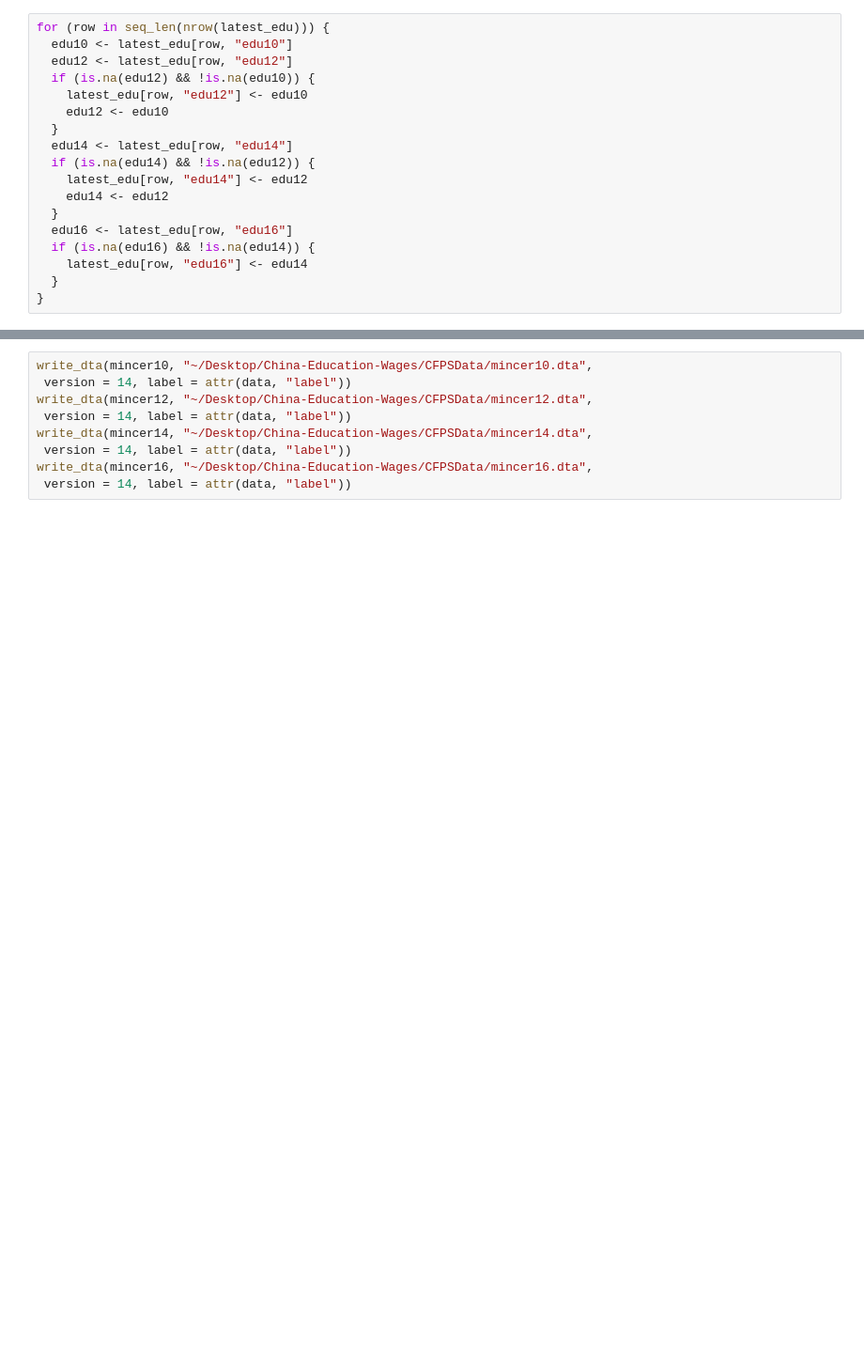
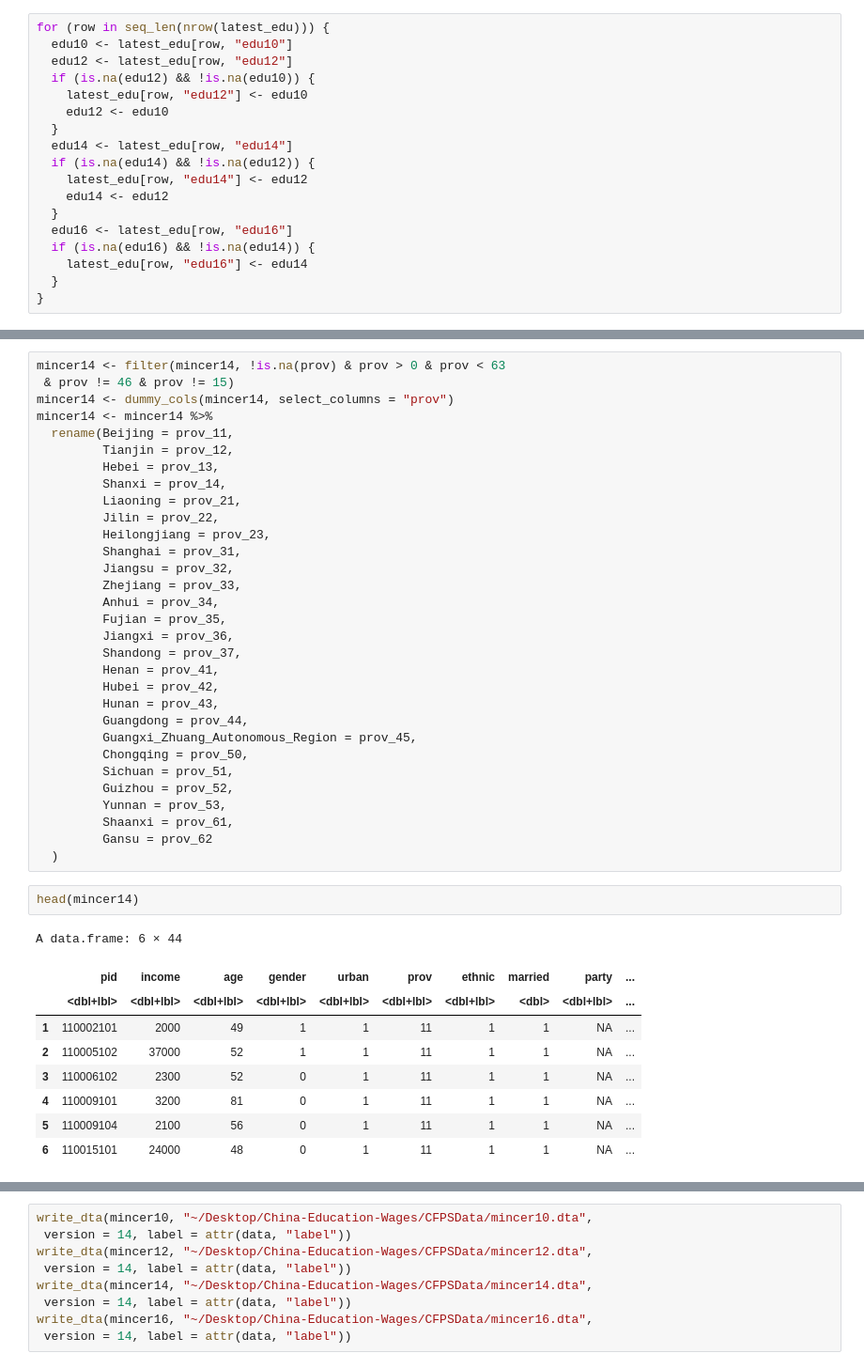
Before and after one commit to dwrh/China-Education-Wages, a Jupyter notebook: cfps-data-cleaning.ipynb, the cells around one changed output, grey strips where cells are left out. Shown: that part at 94% size. Saved outputs shown, nothing was run; the diff lists cells and outputs as text; blank space fills up the shorter version.

```diff
--- a/cfps-data-cleaning.ipynb
+++ b/cfps-data-cleaning.ipynb
@@ -251,4 +295,47 @@ for (row in seq_len(nrow(mincer14))) {
 }
+# %%
+mincer14 <- filter(mincer14, !is.na(prov) & prov > 0 & prov < 63
+ & prov != 46 & prov != 15)
+mincer14 <- dummy_cols(mincer14, select_columns = "prov")
+mincer14 <- mincer14 %>%
+  rename(Beijing = prov_11,
+         Tianjin = prov_12,
+         Hebei = prov_13,
+         Shanxi = prov_14,
+         Liaoning = prov_21,
+         Jilin = prov_22,
+         Heilongjiang = prov_23,
+         Shanghai = prov_31,
+         Jiangsu = prov_32,
+         Zhejiang = prov_33,
+         Anhui = prov_34,
+         Fujian = prov_35,
+         Jiangxi = prov_36,
+         Shandong = prov_37,
+         Henan = prov_41,
+         Hubei = prov_42,
+         Hunan = prov_43,
+         Guangdong = prov_44,
+         Guangxi_Zhuang_Autonomous_Region = prov_45,
+         Chongqing = prov_50,
+         Sichuan = prov_51,
+         Guizhou = prov_52,
+         Yunnan = prov_53,
+         Shaanxi = prov_61,
+         Gansu = prov_62
+  )
+# %%
+head(mincer14)
+# %% [output]
+A data.frame: 6 × 44
+|  | pid | income | age | gender | urban | prov | ethnic | married | party | ... |
+|  | <dbl+lbl> | <dbl+lbl> | <dbl+lbl> | <dbl+lbl> | <dbl+lbl> | <dbl+lbl> | <dbl+lbl> | <dbl> | <dbl+lbl> | ... |
+| 1 | 110002101 | 2000 | 49 | 1 | 1 | 11 | 1 | 1 | NA | ... |
+| 2 | 110005102 | 37000 | 52 | 1 | 1 | 11 | 1 | 1 | NA | ... |
+| 3 | 110006102 | 2300 | 52 | 0 | 1 | 11 | 1 | 1 | NA | ... |
+| 4 | 110009101 | 3200 | 81 | 0 | 1 | 11 | 1 | 1 | NA | ... |
+| 5 | 110009104 | 2100 | 56 | 0 | 1 | 11 | 1 | 1 | NA | ... |
+| 6 | 110015101 | 24000 | 48 | 0 | 1 | 11 | 1 | 1 | NA | ... |
 # %%
 mincer16 <- data.frame(
   pid = data16$pid,
```
Also changed, not shown: parts of 11 cells of this notebook, 24 other files.
